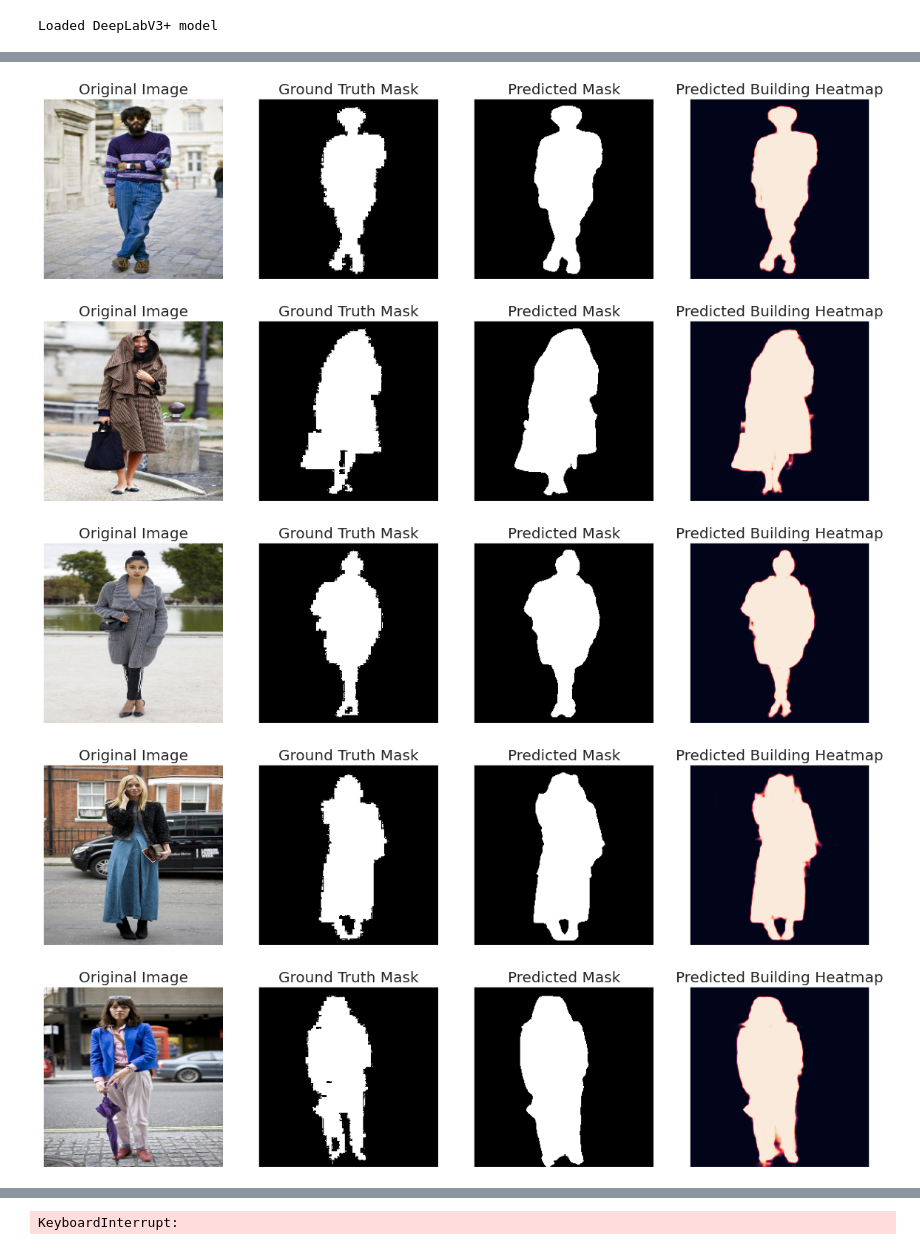
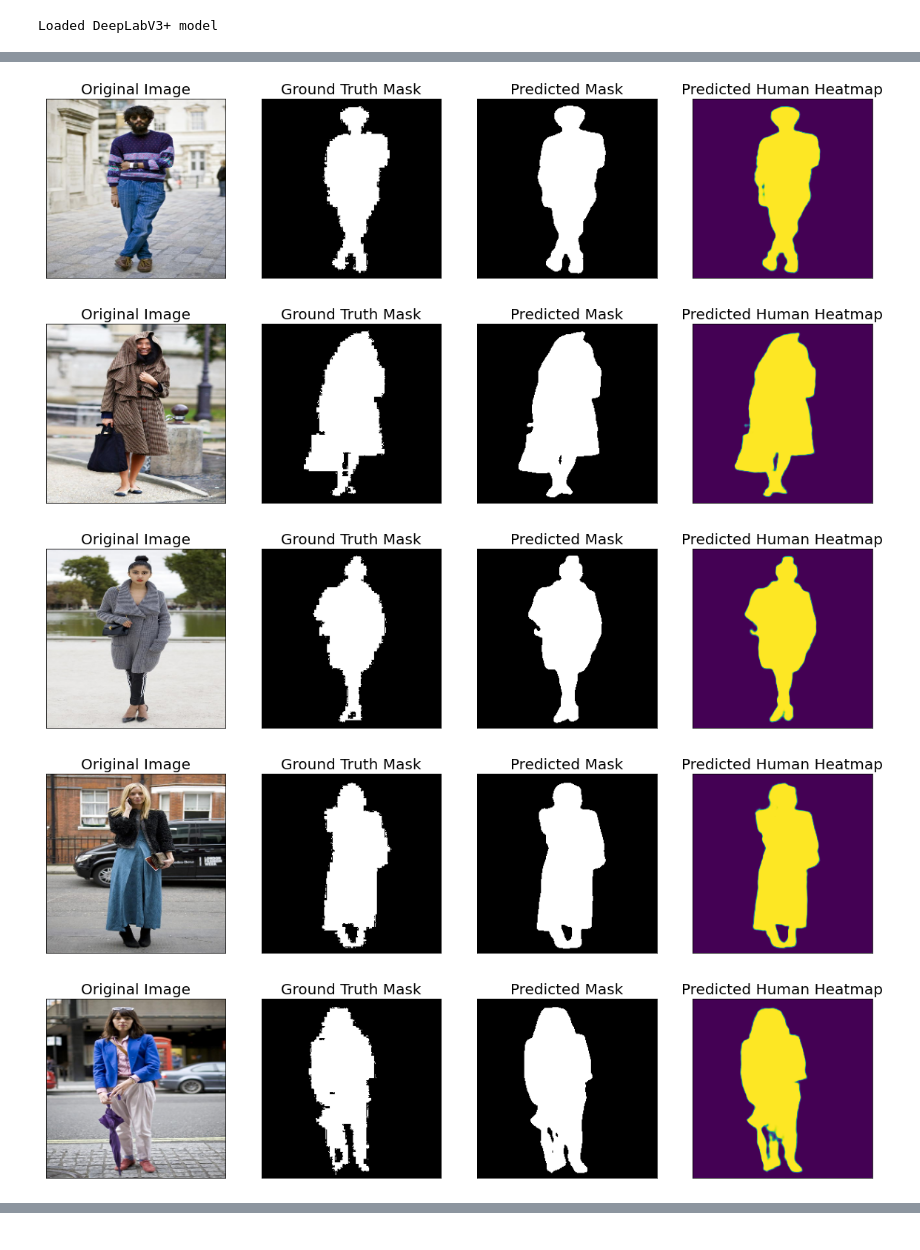
Before and after one commit to GlazkoAE/simple-human-segmentation, a Jupyter notebook: train.ipynb, the cells around one changed output, grey strips where cells are left out. Saved outputs shown, nothing was run; the diff lists cells and outputs as text; code cells hidden in the pictures.

Commit message:
train UNet with ResNet34

```diff
--- a/train.ipynb
+++ b/train.ipynb
@@ -89,11 +89,11 @@ for i in range(3):
 # %%
-ENCODER = 'resnet50'
+ENCODER = 'resnet34'
 ENCODER_WEIGHTS = 'imagenet'
 CLASSES = class_names
 ACTIVATION = 'sigmoid'  # could be None for logits or 'softmax2d' for multiclass segmentation
 
 # create segmentation model with pretrained encoder
-model = smp.DeepLabV3Plus(
+model = smp.Unet(
     encoder_name=ENCODER,
     encoder_weights=ENCODER_WEIGHTS,
     classes=len(CLASSES),
@@ -227,38 +229,38 @@ if not os.path.exists(sample_preds_folder):
 # %%
 for idx in range(len(test_dataset)):
     image, gt_mask = test_dataset[idx]
     image_vis = test_dataset_vis[idx][0].astype('uint8')
     x_tensor = torch.from_numpy(image).to(DEVICE).unsqueeze(0)
 
     # Predict test image
     pred_mask = best_model(x_tensor)
     pred_mask = pred_mask.detach().squeeze().cpu().numpy()
 
     # Convert pred_mask from `CHW` format to `HWC` format
     pred_mask = np.transpose(pred_mask, (1, 2, 0))
 
-    # Get prediction channel corresponding to building
-    pred_building_heatmap = pred_mask[:, :, class_names.index('human')]
+    # Get prediction channel corresponding to human
+    pred_human_heatmap = pred_mask[:, :, class_names.index('human')]
     pred_mask = colour_code_segmentation(reverse_one_hot(pred_mask), class_rgb_values)
 
     # Convert gt_mask from `CHW` format to `HWC` format
     gt_mask = np.transpose(gt_mask, (1, 2, 0))
     gt_mask = colour_code_segmentation(reverse_one_hot(gt_mask), class_rgb_values)
 
     cv2.imwrite(os.path.join(sample_preds_folder, f"sample_pred_{idx}.png"),
                 np.hstack([image_vis, gt_mask, pred_mask])[:, :, ::-1])
 
     # visualize every 10 prediction
     if idx % 10 == 0:
         visualize(
             original_image=image_vis,
             ground_truth_mask=gt_mask,
             predicted_mask=pred_mask,
-            predicted_building_heatmap=pred_building_heatmap
+            predicted_human_heatmap=pred_human_heatmap
         )
 # %% [output]
-[figure, old version]
+[figure, new version]
-[figure, old version]
+[figure, new version]
-[figure, old version]
+[figure, new version]
-[figure, old version]
+[figure, new version]
-[figure, old version]
+[figure, new version]
@@ -266 +267,0 @@ for idx in range(len(test_dataset)):
-KeyboardInterrupt:
```
Also changed, not shown: parts of 12 cells of this notebook, 5 other files.
